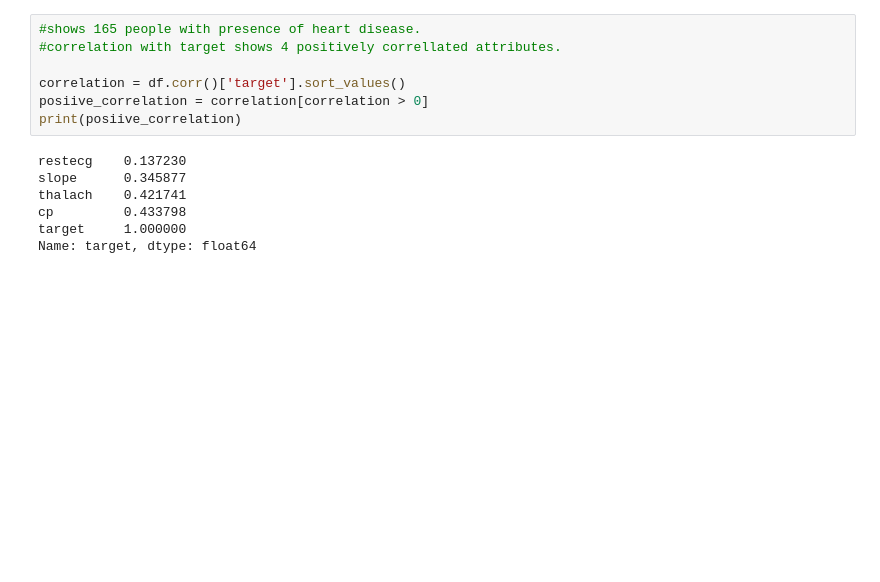
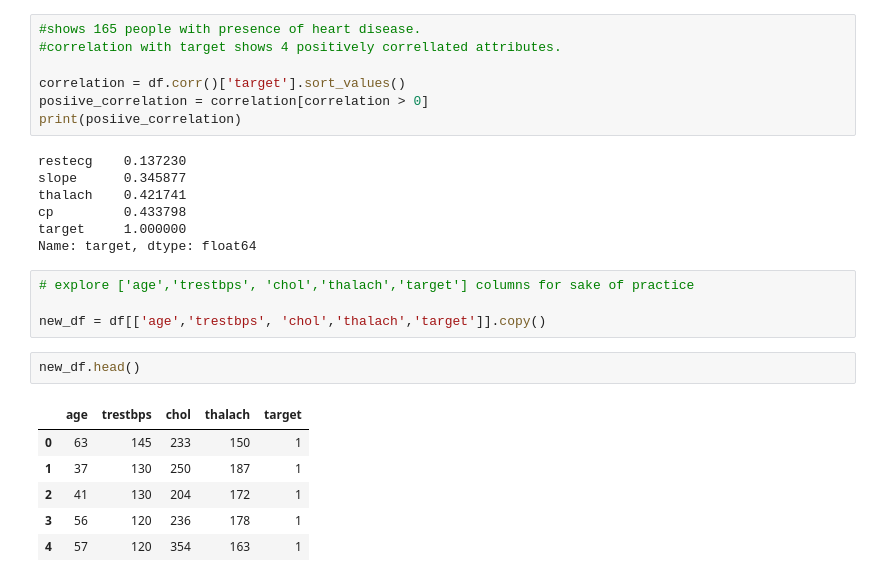
Before and after one commit to NadeemDin/ML-Logistic-Regression, a Jupyter notebook: Heart disease classification model.ipynb, the cells around one changed output. Saved outputs shown, nothing was run; the diff lists cells and outputs as text; blank space fills up the shorter version.

```diff
--- a/Heart disease classification model.ipynb
+++ b/Heart disease classification model.ipynb
@@ -129,3 +131,16 @@ thalach    0.421741
 cp         0.433798
 target     1.000000
 Name: target, dtype: float64
+# %%
+# explore ['age','trestbps', 'chol','thalach','target'] columns for sake of practice
+
+new_df = df[['age','trestbps', 'chol','thalach','target']].copy()
+# %%
+new_df.head()
+# %% [output]
+|  | age | trestbps | chol | thalach | target |
+| 0 | 63 | 145 | 233 | 150 | 1 |
+| 1 | 37 | 130 | 250 | 187 | 1 |
+| 2 | 41 | 130 | 204 | 172 | 1 |
+| 3 | 56 | 120 | 236 | 178 | 1 |
+| 4 | 57 | 120 | 354 | 163 | 1 |
```
Also changed, not shown: parts of 7 cells of this notebook.
